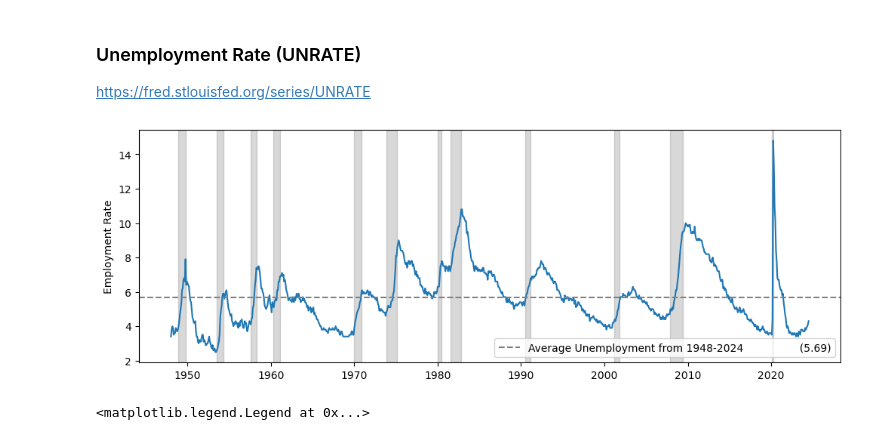
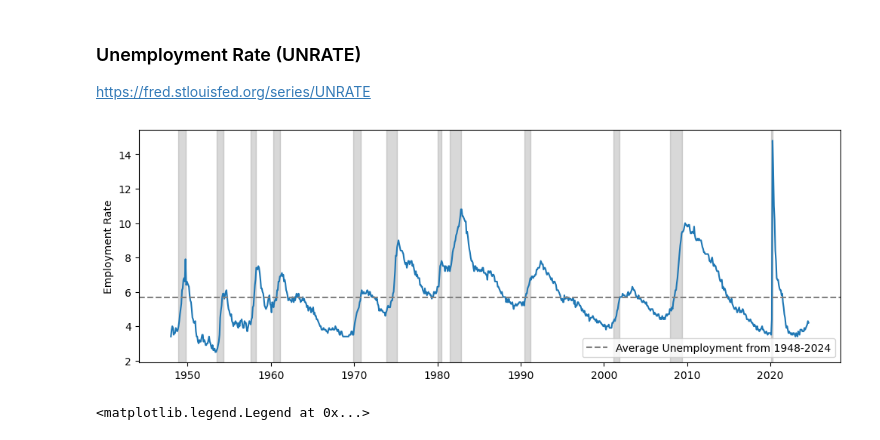
Before and after one commit to Jordanbarker/housing-analysis, a Jupyter notebook: housing_analysis.ipynb, the cells around one changed output. Cells and saved outputs as stored; diff of their text form; code cells hidden in the pictures.

```diff
--- a/housing_analysis.ipynb
+++ b/housing_analysis.ipynb
@@ -387,21 +389,20 @@ https://fred.stlouisfed.org/series/UNRATE
 # %%
 unemployment_rate = datasets.load_unemployment_rate()
 plt.plot(unemployment_rate.date, unemployment_rate.value)
 plot_recessions(unemployment_rate)
 
 plt.axhline(y=unemployment_rate.value.mean(),
             color='gray',
             linestyle='--',
-            label=f'Average Unemployment from {unemployment_rate.date.min().year}-{unemployment_rate.date.max().year} \
-                ({unemployment_rate.value.mean():.02f})')
+            label=f'Average Unemployment from {unemployment_rate.date.min().year}-{unemployment_rate.date.max().year}')
 
 # plt.title('')
 #plt.xlabel('Date')
 plt.ylabel('Employment Rate')
 plt.legend()
 plt.show()
 # %% [output]
-[figure, old version]
+[figure, new version]
 # %%
 unemployment_rate_2021 = unemployment_rate[unemployment_rate.date >= '2021-01-01']
 plt.axhline(y=unemployment_rate.value.mean(),
```
Also changed, not shown: parts of 5 cells of this notebook.
